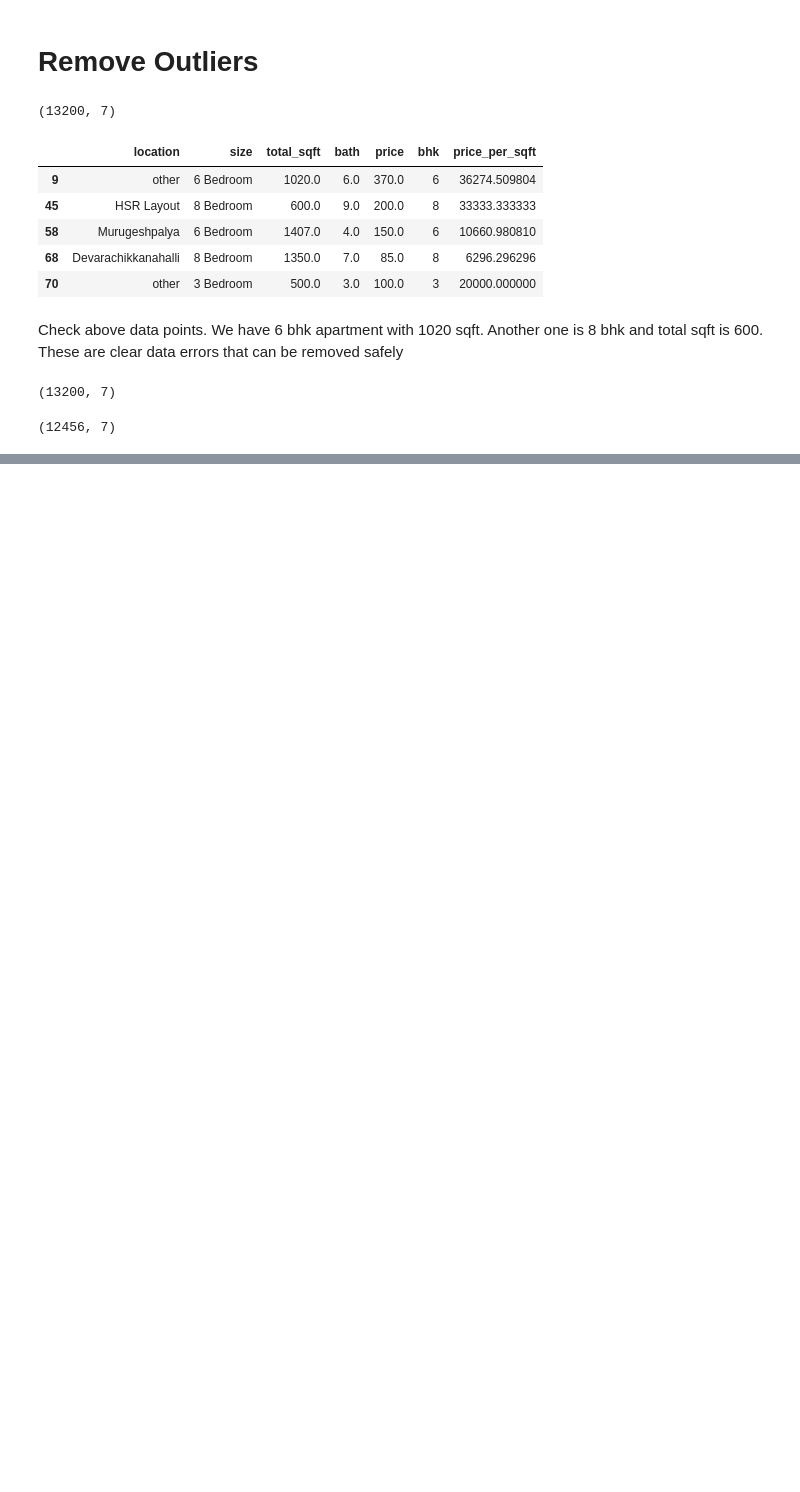
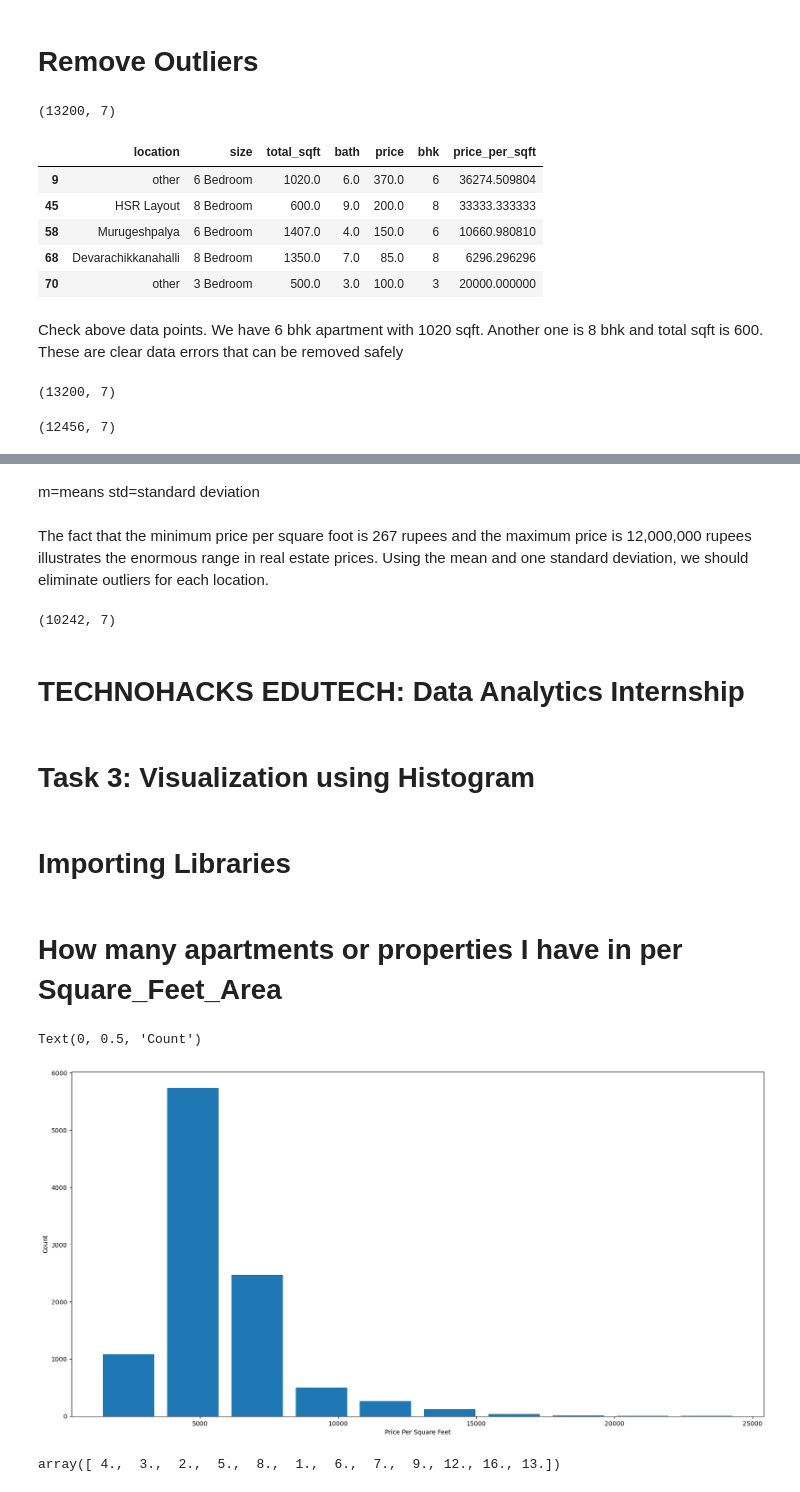
Before and after one commit to Subhash50762Ratnani/TECHNOHACKS-EDUTECH-INTERNSHIP-TASK-1, a Jupyter notebook: Subhash TECHNOHACKS EDUTECH.ipynb, the cells around one changed output, grey strips where cells are left out. Drawn from its saved outputs; the diff is of its cells as text; code cells hidden in the pictures; blank space fills up the shorter version.

```diff
--- a/Subhash TECHNOHACKS EDUTECH.ipynb
+++ b/Subhash TECHNOHACKS EDUTECH.ipynb
@@ -297,0 +304,7 @@ df5.shape
+# %%
+import pandas as pd
+import numpy as np
+from matplotlib import pyplot as plt
+%matplotlib inline
+import matplotlib
+matplotlib.rcParams["figure.figsize"] = (20,10)
@@ -297,0 +335,39 @@ df5.shape
+# %% [markdown]
+m=means
+std=standard deviation
+# %% [markdown]
+The fact that the minimum price per square foot is 267 rupees and the maximum price is 12,000,000 rupees illustrates the enormous range in real estate prices. Using the mean and one standard deviation, we should eliminate outliers for each location.
+# %%
+def remove_pps_outliers(df):
+    df_out = pd.DataFrame()
+    for key, subdf in df.groupby('location'):
+        m = np.mean(subdf.price_per_sqft)
+        st = np.std(subdf.price_per_sqft)
+        reduced_df = subdf[(subdf.price_per_sqft>(m-st)) & (subdf.price_per_sqft<=(m+st))]
+        df_out = pd.concat([df_out,reduced_df],ignore_index=True)
+    return df_out
+df6 = remove_pps_outliers(df5)
+df6.shape
+# %% [output]
+(10242, 7)
+# %% [markdown]
+# TECHNOHACKS EDUTECH: Data Analytics Internship
+# %% [markdown]
+# Task 3: Visualization using Histogram
+# %% [markdown]
+# Importing Libraries
+# %% [markdown]
+# How many apartments or properties I have in per Square_Feet_Area
+# %%
+import matplotlib
+matplotlib.rcParams["figure.figsize"] = (20,10)
+plt.hist(df6.price_per_sqft,rwidth=0.8)
+plt.xlabel("Price Per Square Feet")
+plt.ylabel("Count")
+# %% [output]
+Text(0, 0.5, 'Count')
+[figure, added]
+# %%
+df6.bath.unique()
+# %% [output]
+array([ 4.,  3.,  2.,  5.,  8.,  1.,  6.,  7.,  9., 12., 16., 13.])
```
Also changed, not shown: parts of 11 cells of this notebook.
